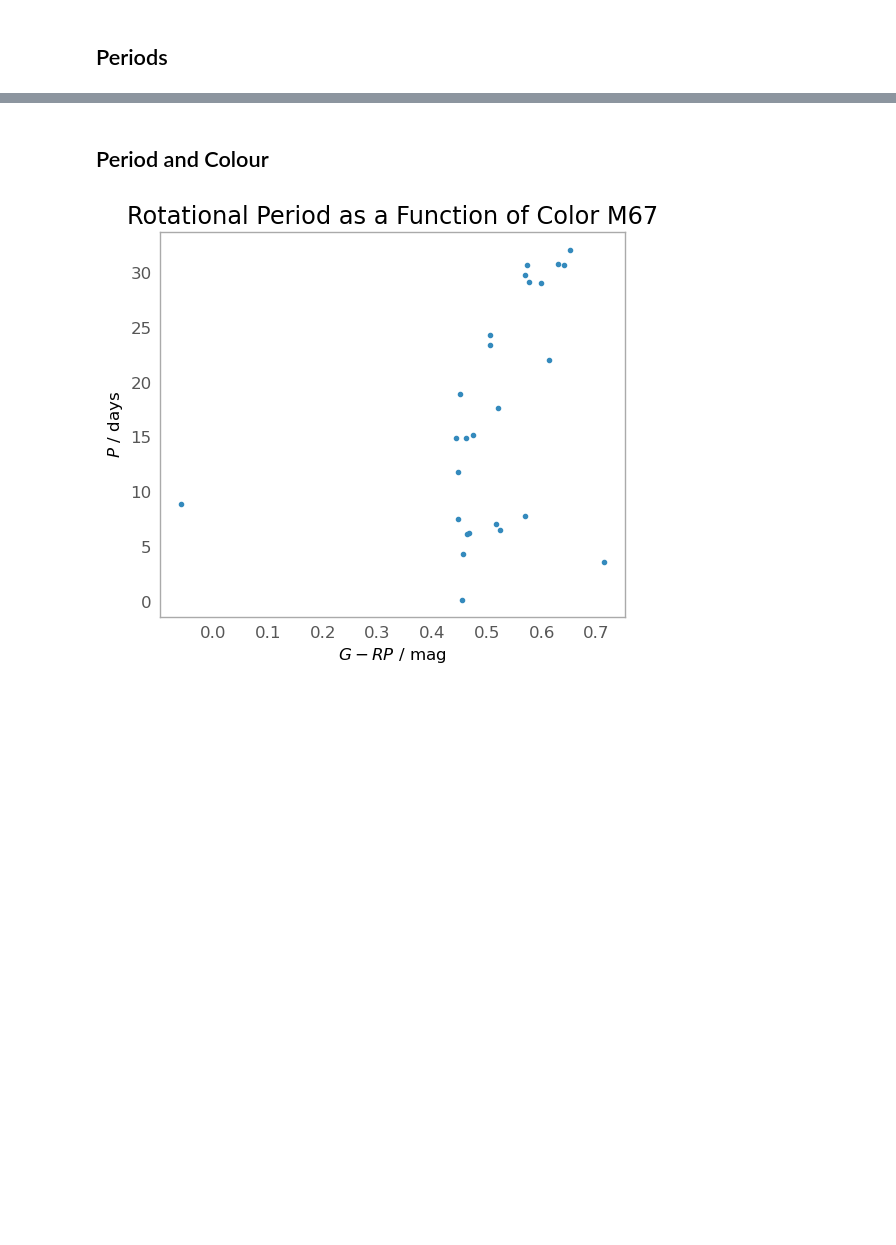
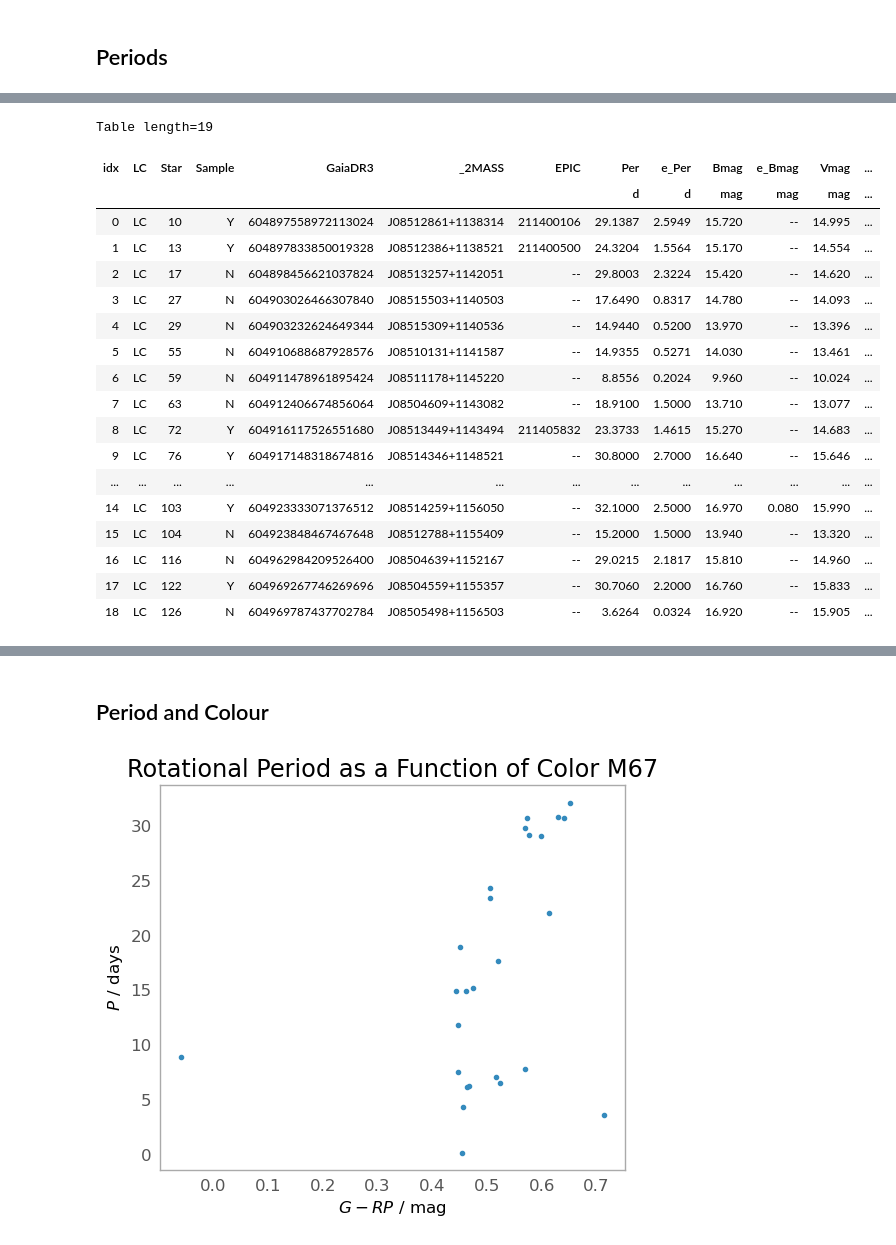
Before and after one commit to Rhianna2/Rhianna_ASTR3005, a Jupyter notebook: project_work.ipynb, the cells around one changed output, grey strips where cells are left out. Cells and saved outputs as stored; diff of their text form; code cells hidden in the pictures; blank space fills up the shorter version.

Commit message:
Python code now has some tables with extra data. This is based of the spectroscopic analysis

```diff
--- a/project_work.ipynb
+++ b/project_work.ipynb
@@ -27,6 +32,3 @@ GALAH_R147['Radius'] = np.sqrt(GALAH_R147['mass'] / 10**(GALAH_R147['logg'] -4.4
-# %%
-Gaudin_GALAH_M67['Radius'] = np.sqrt(Gaudin_GALAH_M67['mass'] / 10**(Gaudin_GALAH_M67['logg'] -4.438))
-Gaudin_GALAH_R147['Radius'] = np.sqrt(Gaudin_GALAH_R147['mass'] / 10**(Gaudin_GALAH_R147['logg'] -4.438))
 # %% [markdown]
 ## Radii
 # %%
@@ -47,7 +51,7 @@ plt.show()
 # %% [markdown]
 ## Periods
 # %%
-Gaudin_GALAH_M67['RotationalVelocity'] = (2 * np.pi * Gaudin_GALAH_M67['Radius']) / Gaudin_GALAH_M67['Per']
-Gaudin_GALAH_R147['RotationalVelocity'] = (2 * np.pi * Gaudin_GALAH_R147['Radius']) / Gaudin_GALAH_R147['Per']
+Gaudin_GALAH_M67['RotationalVelocity'] = ((2 * np.pi * Gaudin_GALAH_M67['Radius']*u.solRad) / (Gaudin_GALAH_M67['Per'])).to(u.km/u.s)
+Gaudin_GALAH_R147['RotationalVelocity'] = ((2 * np.pi * Gaudin_GALAH_R147['Radius']*u.solRad) / (Gaudin_GALAH_R147['Per'])).to(u.km/u.s)
 # %%
 plt.figure(figsize = [6,5])
@@ -67,0 +93,26 @@ plt.show()
+# %%
+conditionM67 = (Gaudin_GALAH_M67['vsini'] >= Gaudin_GALAH_M67['RotationalVelocity'])
+M67_above = Gaudin_GALAH_M67[conditionM67]
+M67_above[['sobject_id', 'binary']]
+
+M67_above.show_in_notebook('sobject_id', 'binary')
+# %% [output]
+Table length=19
+| idx | LC | Star | Sample | GaiaDR3 | _2MASS | EPIC | Per | e_Per | Bmag | e_Bmag | Vmag | ... |
+|  |  |  |  |  |  |  | d | d | mag | mag | mag | ... |
+| 0 | LC | 10 | Y | 604897558972113024 | J08512861+1138314 | 211400106 | 29.1387 | 2.5949 | 15.720 | -- | 14.995 | ... |
+| 1 | LC | 13 | Y | 604897833850019328 | J08512386+1138521 | 211400500 | 24.3204 | 1.5564 | 15.170 | -- | 14.554 | ... |
+| 2 | LC | 17 | N | 604898456621037824 | J08513257+1142051 | -- | 29.8003 | 2.3224 | 15.420 | -- | 14.620 | ... |
+| 3 | LC | 27 | N | 604903026466307840 | J08515503+1140503 | -- | 17.6490 | 0.8317 | 14.780 | -- | 14.093 | ... |
+| 4 | LC | 29 | N | 604903232624649344 | J08515309+1140536 | -- | 14.9440 | 0.5200 | 13.970 | -- | 13.396 | ... |
+| 5 | LC | 55 | N | 604910688687928576 | J08510131+1141587 | -- | 14.9355 | 0.5271 | 14.030 | -- | 13.461 | ... |
+| 6 | LC | 59 | N | 604911478961895424 | J08511178+1145220 | -- | 8.8556 | 0.2024 | 9.960 | -- | 10.024 | ... |
+| 7 | LC | 63 | N | 604912406674856064 | J08504609+1143082 | -- | 18.9100 | 1.5000 | 13.710 | -- | 13.077 | ... |
+| 8 | LC | 72 | Y | 604916117526551680 | J08513449+1143494 | 211405832 | 23.3733 | 1.4615 | 15.270 | -- | 14.683 | ... |
+| 9 | LC | 76 | Y | 604917148318674816 | J08514346+1148521 | -- | 30.8000 | 2.7000 | 16.640 | -- | 15.646 | ... |
+| ... | ... | ... | ... | ... | ... | ... | ... | ... | ... | ... | ... | ... |
+| 14 | LC | 103 | Y | 604923333071376512 | J08514259+1156050 | -- | 32.1000 | 2.5000 | 16.970 | 0.080 | 15.990 | ... |
+| 15 | LC | 104 | N | 604923848467467648 | J08512788+1155409 | -- | 15.2000 | 1.5000 | 13.940 | -- | 13.320 | ... |
+| 16 | LC | 116 | N | 604962984209526400 | J08504639+1152167 | -- | 29.0215 | 2.1817 | 15.810 | -- | 14.960 | ... |
+| 17 | LC | 122 | Y | 604969267746269696 | J08504559+1155357 | -- | 30.7060 | 2.2000 | 16.760 | -- | 15.833 | ... |
+| 18 | LC | 126 | N | 604969787437702784 | J08505498+1156503 | -- | 3.6264 | 0.0324 | 16.920 | -- | 15.905 | ... |
```
Also changed, not shown: parts of 8 cells of this notebook, 2 other files.
